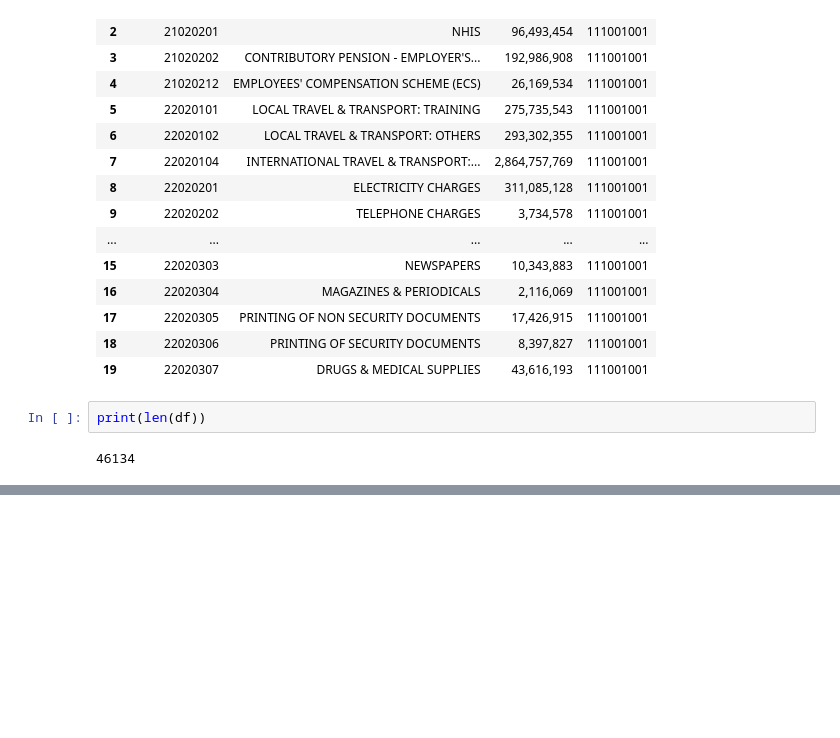
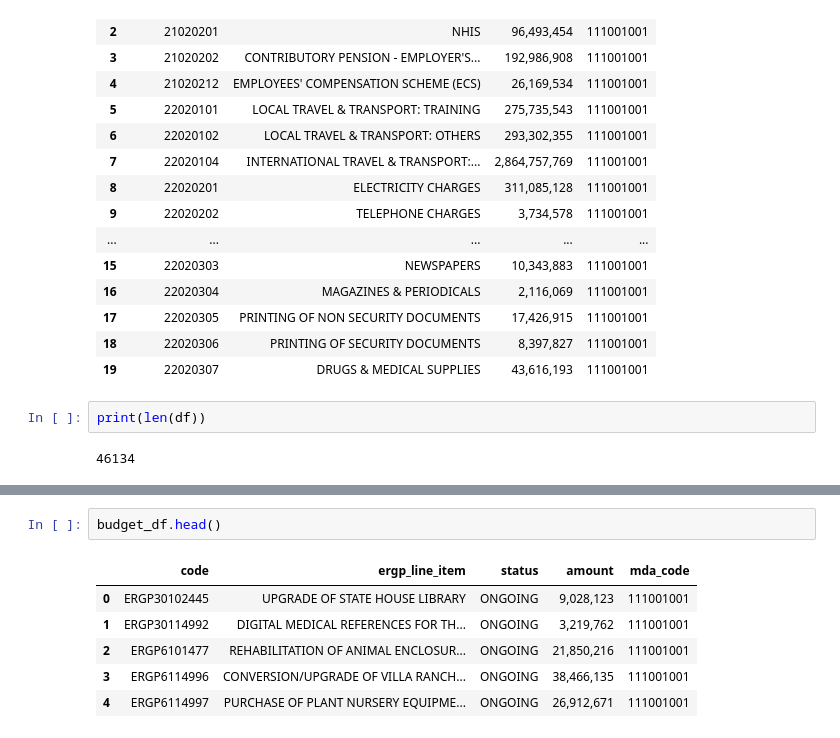
Before and after one commit to abelunbound/fg_interactive_budget, a Jupyter notebook: dev.ipynb, the cells around one changed output, grey strips where cells are left out. Saved outputs shown, nothing was run; the diff lists cells and outputs as text; blank space fills up the shorter version.

```diff
--- a/dev.ipynb
+++ b/dev.ipynb
@@ -49,0 +92,9 @@ print(len(df))
+# %%
+budget_df.head()
+# %% [output]
+|  | code | ergp_line_item | status | amount | mda_code |
+| 0 | ERGP30102445 | UPGRADE OF STATE HOUSE LIBRARY | ONGOING | 9,028,123 | 111001001 |
+| 1 | ERGP30114992 | DIGITAL MEDICAL REFERENCES FOR TH... | ONGOING | 3,219,762 | 111001001 |
+| 2 | ERGP6101477 | REHABILITATION OF ANIMAL ENCLOSUR... | ONGOING | 21,850,216 | 111001001 |
+| 3 | ERGP6114996 | CONVERSION/UPGRADE OF VILLA RANCH... | ONGOING | 38,466,135 | 111001001 |
+| 4 | ERGP6114997 | PURCHASE OF PLANT NURSERY EQUIPME... | ONGOING | 26,912,671 | 111001001 |
```
Also changed, not shown: parts of 36 cells of this notebook, 13 other files.
